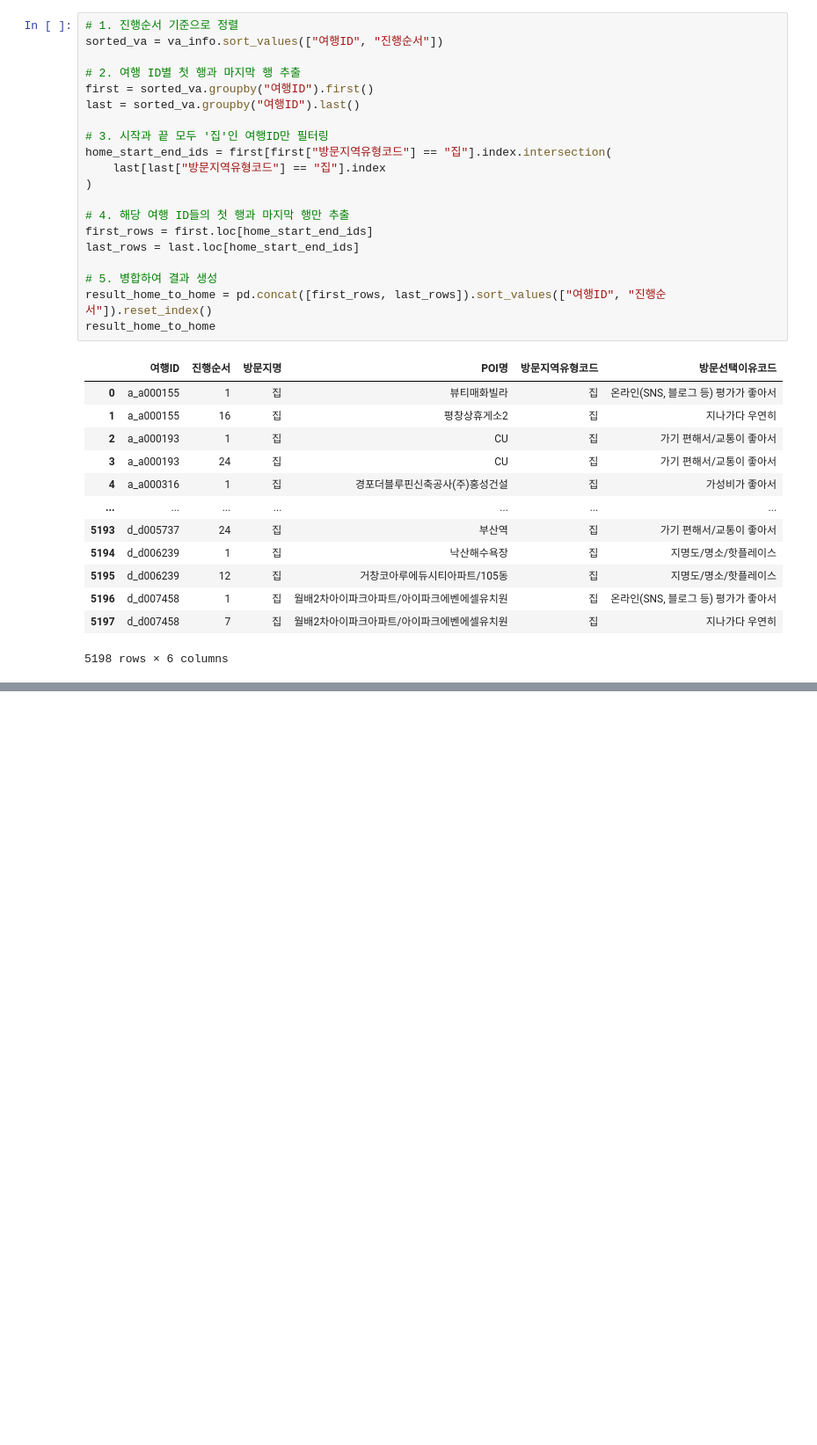
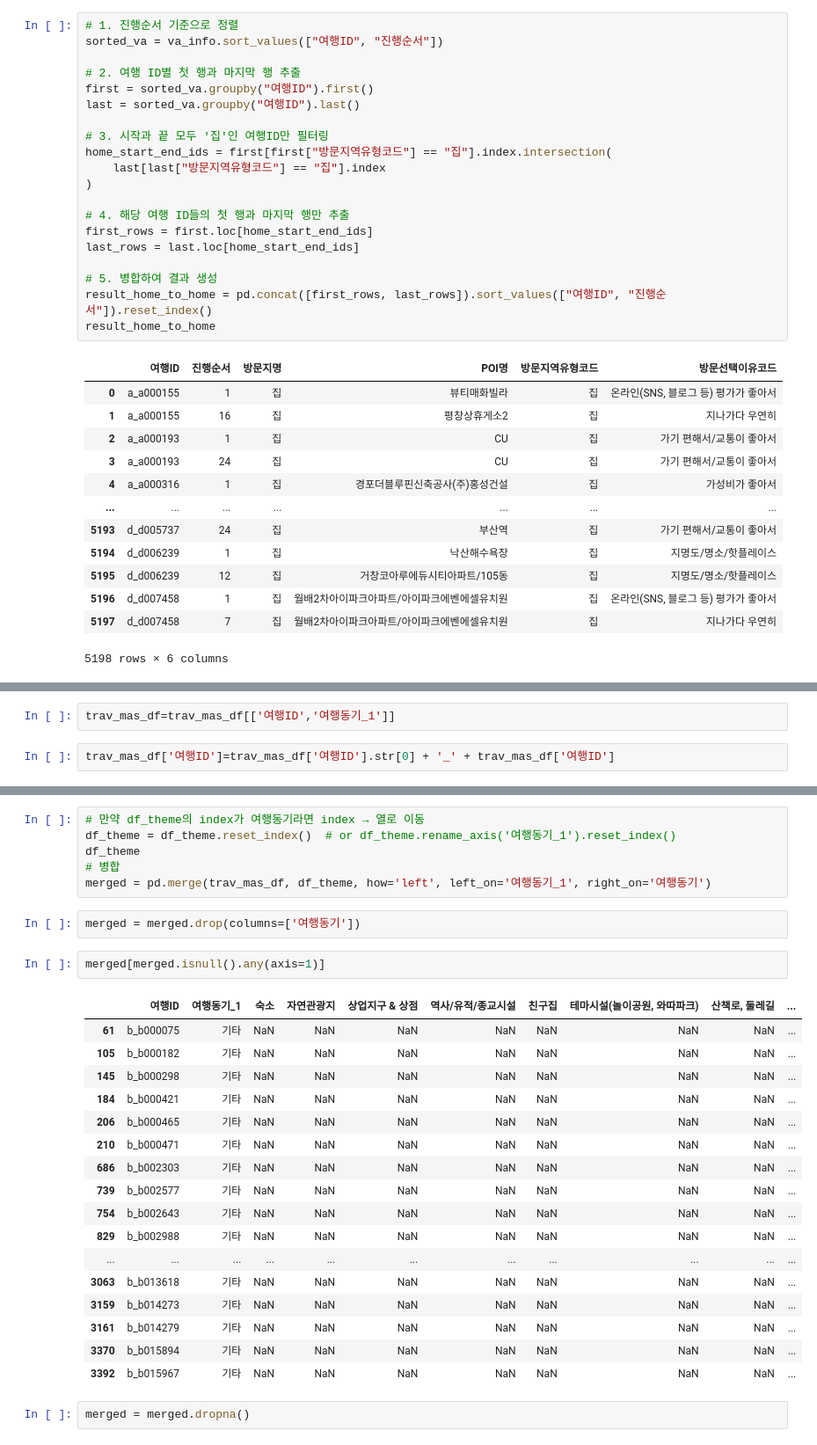
Before and after one commit to ssoom98/where2go, a Jupyter notebook: choi/preprocessing/가설검증전처리.ipynb, the cells around one changed output, grey strips where cells are left out. Shown at 88% size. Cells and saved outputs as stored; diff of their text form; blank space fills up the shorter version.

```diff
--- a/choi/preprocessing/가설검증전처리.ipynb
+++ b/choi/preprocessing/가설검증전처리.ipynb
@@ -447,0 +432,4 @@ va_info[va_info['방문지역유형코드']=='자연관광지']
+# %%
+trav_mas_df=trav_mas_df[['여행ID','여행동기_1']]
+# %%
+trav_mas_df['여행ID']=trav_mas_df['여행ID'].str[0] + '_' + trav_mas_df['여행ID']
@@ -447,0 +452,30 @@ va_info[va_info['방문지역유형코드']=='자연관광지']
+# %%
+# 만약 df_theme의 index가 여행동기라면 index → 열로 이동
+df_theme = df_theme.reset_index()  # or df_theme.rename_axis('여행동기_1').reset_index()
+df_theme
+# 병합
+merged = pd.merge(trav_mas_df, df_theme, how='left', left_on='여행동기_1', right_on='여행동기')
+# %%
+merged = merged.drop(columns=['여행동기'])
+# %%
+merged[merged.isnull().any(axis=1)]
+# %% [output]
+|  | 여행ID | 여행동기_1 | 숙소 | 자연관광지 | 상업지구 & 상점 | 역사/유적/종교시설 | 친구집 | 테마시설(놀이공원, 와따파크) | 산책로, 둘레길 | ... |
+| 61 | b_b000075 | 기타 | NaN | NaN | NaN | NaN | NaN | NaN | NaN | ... |
+| 105 | b_b000182 | 기타 | NaN | NaN | NaN | NaN | NaN | NaN | NaN | ... |
+| 145 | b_b000298 | 기타 | NaN | NaN | NaN | NaN | NaN | NaN | NaN | ... |
+| 184 | b_b000421 | 기타 | NaN | NaN | NaN | NaN | NaN | NaN | NaN | ... |
+| 206 | b_b000465 | 기타 | NaN | NaN | NaN | NaN | NaN | NaN | NaN | ... |
+| 210 | b_b000471 | 기타 | NaN | NaN | NaN | NaN | NaN | NaN | NaN | ... |
+| 686 | b_b002303 | 기타 | NaN | NaN | NaN | NaN | NaN | NaN | NaN | ... |
+| 739 | b_b002577 | 기타 | NaN | NaN | NaN | NaN | NaN | NaN | NaN | ... |
+| 754 | b_b002643 | 기타 | NaN | NaN | NaN | NaN | NaN | NaN | NaN | ... |
+| 829 | b_b002988 | 기타 | NaN | NaN | NaN | NaN | NaN | NaN | NaN | ... |
+| ... | ... | ... | ... | ... | ... | ... | ... | ... | ... | ... |
+| 3063 | b_b013618 | 기타 | NaN | NaN | NaN | NaN | NaN | NaN | NaN | ... |
+| 3159 | b_b014273 | 기타 | NaN | NaN | NaN | NaN | NaN | NaN | NaN | ... |
+| 3161 | b_b014279 | 기타 | NaN | NaN | NaN | NaN | NaN | NaN | NaN | ... |
+| 3370 | b_b015894 | 기타 | NaN | NaN | NaN | NaN | NaN | NaN | NaN | ... |
+| 3392 | b_b015967 | 기타 | NaN | NaN | NaN | NaN | NaN | NaN | NaN | ... |
+# %%
+merged = merged.dropna()
```
Also changed, not shown: parts of 12 cells of this notebook, 1 other file.
